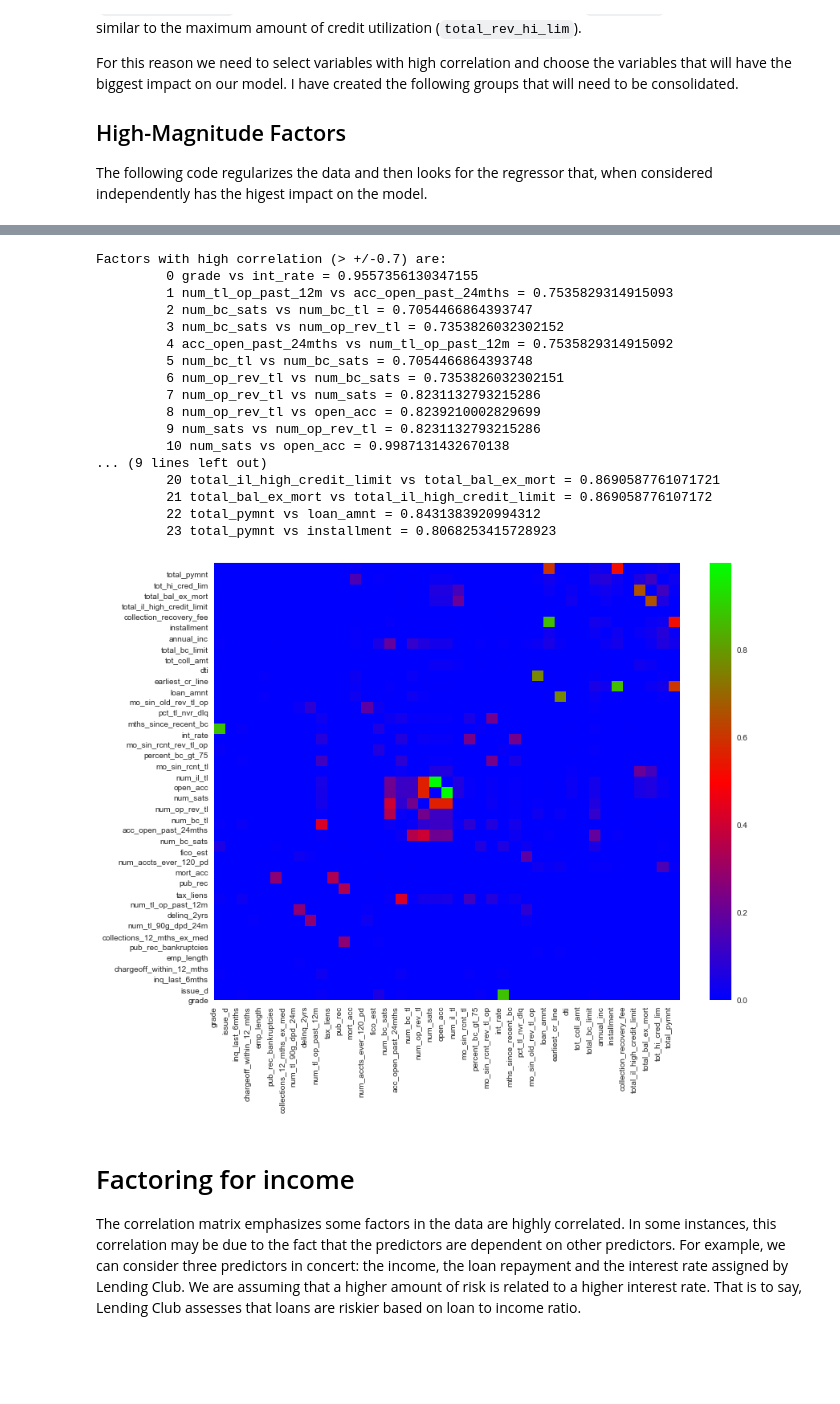
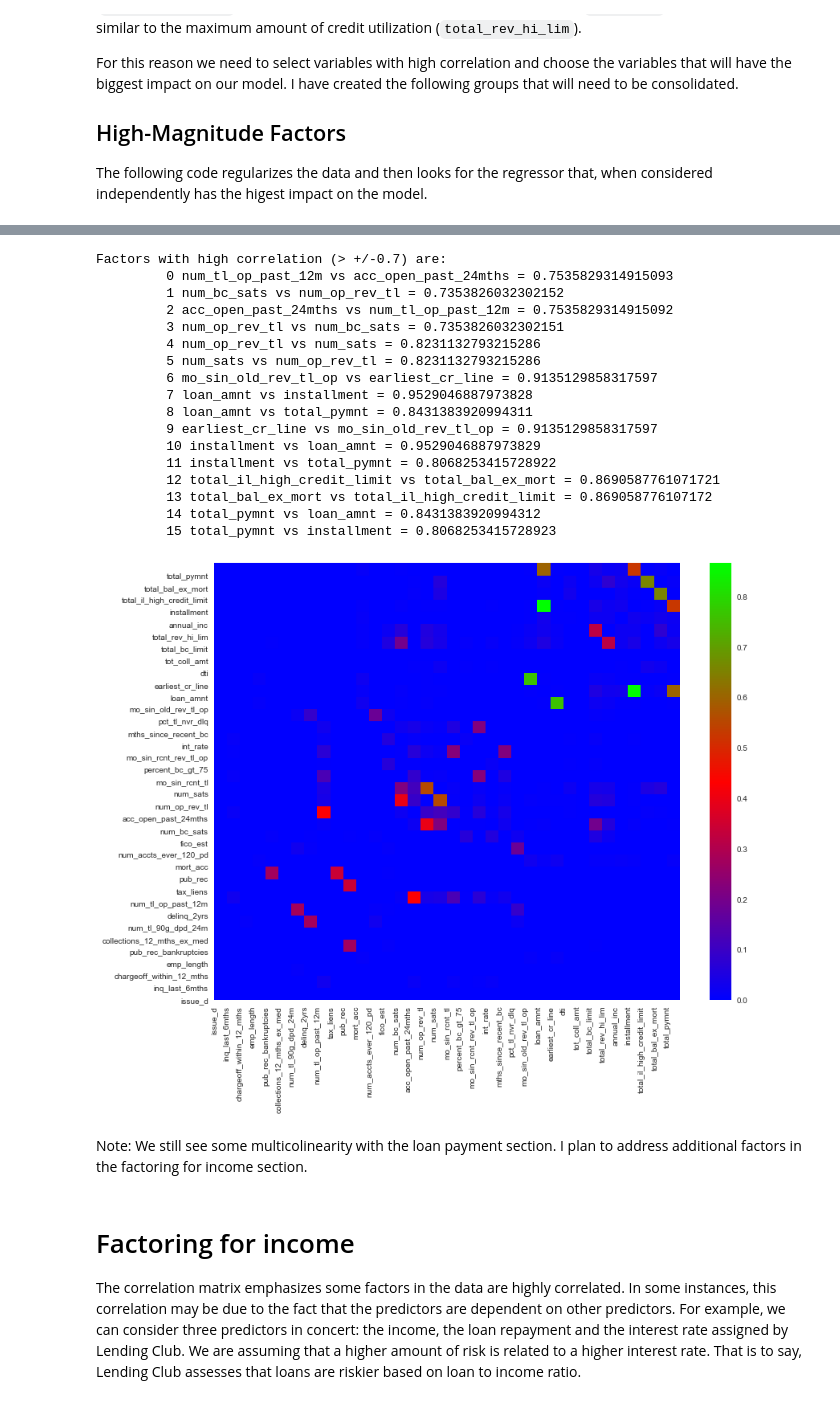
Before and after one commit to Polkaguy/Final-Project, a Jupyter notebook: Final_Project_Pavan.ipynb, the cells around one changed output, grey strips where cells are left out. Saved outputs shown, nothing was run; the diff lists cells and outputs as text; code cells hidden in the pictures; blank space fills up the shorter version.

```diff
--- a/Final_Project_Pavan.ipynb
+++ b/Final_Project_Pavan.ipynb
@@ -75,7 +75,7 @@ else:
     for csv in csvs:
         path = basepath + csv
         print("Reading",path)
-        tdf = pd.read_csv(path,header=1,low_memory=False,)
+        tdf = pd.read_csv(path,header=1,low_memory=False)
         df=df.append(tdf)
 
 df.reset_index(inplace=True) # This will help with joining back data if necessary.
@@ -445,10 +445,14 @@ revolving = [
     'num_rev_tl_bal_gt_0',
     'revol_bal',
     'revol_util',
-    'total_rev_hi_lim'
+    'total_rev_hi_lim',
+    'tot_hi_cred_lim',
+    'num_il_tl',
+    'open_acc',
+    'num_bc_tl'
 ]
 
-test_df = pd.DataFrame(columns=['Predictor','Coef','R2'])
+test_df = pd.DataFrame(columns=['Predictor','ABS Coef','R2'])
 for col in revolving:
     cols_to_drop = revolving.copy()
     cols_to_drop.remove(col)
@@ -458,7 +462,7 @@ for col in revolving:
     test_score = test_reg.score(x,y)
     test_df = test_df.append({
         'Predictor':col,
-        'Coef':test_coef,
+        'ABS Coef':abs(test_coef),
         'R2':test_score
     },ignore_index=True)
 test_df
@@ -475,47 +488,55 @@ By far, total Revolving Debt limit has the biggest impact in terms of magnitude.
 # %%
 reduc_corr_columns = corr_columns.copy()
-for x in ['bc_open_to_buy','num_rev_accts','num_rev_tl_bal_gt_0','revol_bal','revol_util','total_rev_hi_lim']:
+
+reduc_corr_columns[]
+to_remove = revolving.copy()
+to_remove += ['grade'] # Extra code to drop grade
+
+to_remove.remove('total_rev_hi_lim')
+for x in to_remove:
     reduc_corr_columns.remove(x)
 
 corr_df=nonnan_df[reduc_corr_columns]
 
 matrix=np.corrcoef(corr_df,rowvar=False)-np.eye(len(corr_df.columns))
 
 
 i,j=np.nonzero(abs(matrix) > 0.7)
 print("Factors with high correlation (> +/-0.7) are:")
 for k in range(len(i)):
     print("\t",k,corr_df.columns[i[k]],"vs",corr_df.columns[j[k]],"=",matrix[i[k]][j[k]])
 
 
 # cube each value to highlight higher correlation elements
 matrix=abs(matrix**3)
 plt.figure(figsize=(13,10))
 plt.pcolor(matrix,cmap='brg')
 
 plt.xticks(range(len(corr_df.columns)), corr_df.columns,rotation='vertical')
 plt.yticks(range(len(corr_df.columns)), corr_df.columns)
 plt.colorbar(cmap='brg')
 plt.show()
 # %% [output]
 Factors with high correlation (> +/-0.7) are:
-         0 grade vs int_rate = 0.9557356130347155
-         1 num_tl_op_past_12m vs acc_open_past_24mths = 0.7535829314915093
-         2 num_bc_sats vs num_bc_tl = 0.7054466864393747
-         3 num_bc_sats vs num_op_rev_tl = 0.7353826032302152
-         4 acc_open_past_24mths vs num_tl_op_past_12m = 0.7535829314915092
-         5 num_bc_tl vs num_bc_sats = 0.7054466864393748
-         6 num_op_rev_tl vs num_bc_sats = 0.7353826032302151
-         7 num_op_rev_tl vs num_sats = 0.8231132793215286
-         8 num_op_rev_tl vs open_acc = 0.8239210002829699
-         9 num_sats vs num_op_rev_tl = 0.8231132793215286
-         10 num_sats vs open_acc = 0.9987131432670138
-... (9 lines left out)
-         20 total_il_high_credit_limit vs total_bal_ex_mort = 0.8690587761071721
-         21 total_bal_ex_mort vs total_il_high_credit_limit = 0.869058776107172
-         22 total_pymnt vs loan_amnt = 0.8431383920994312
-         23 total_pymnt vs installment = 0.8068253415728923
+         0 num_tl_op_past_12m vs acc_open_past_24mths = 0.7535829314915093
+         1 num_bc_sats vs num_op_rev_tl = 0.7353826032302152
+         2 acc_open_past_24mths vs num_tl_op_past_12m = 0.7535829314915092
+         3 num_op_rev_tl vs num_bc_sats = 0.7353826032302151
+         4 num_op_rev_tl vs num_sats = 0.8231132793215286
+         5 num_sats vs num_op_rev_tl = 0.8231132793215286
+         6 mo_sin_old_rev_tl_op vs earliest_cr_line = 0.9135129858317597
+         7 loan_amnt vs installment = 0.9529046887973828
+         8 loan_amnt vs total_pymnt = 0.8431383920994311
+         9 earliest_cr_line vs mo_sin_old_rev_tl_op = 0.9135129858317597
+         10 installment vs loan_amnt = 0.9529046887973829
+         11 installment vs total_pymnt = 0.8068253415728922
+         12 total_il_high_credit_limit vs total_bal_ex_mort = 0.8690587761071721
+         13 total_bal_ex_mort vs total_il_high_credit_limit = 0.869058776107172
+         14 total_pymnt vs loan_amnt = 0.8431383920994312
+         15 total_pymnt vs installment = 0.8068253415728923
-[figure, old version]
+[figure, new version]
+# %% [markdown]
+Note: We still see some multicolinearity with the loan payment section. I plan to address additional factors in the factoring for income section.
 # %% [markdown]
 # Factoring for income
 The correlation matrix emphasizes some factors in the data are highly correlated. In some instances, this correlation may be due to the fact that the predictors are dependent on other predictors. For example, we can consider three predictors in concert: the income, the loan repayment and the interest rate assigned by Lending Club. We are assuming that a higher amount of risk is related to a higher interest rate. That is to say, Lending Club assesses that loans are riskier based on loan to income ratio.
```
Also changed, not shown: parts of 28 cells of this notebook, 1 other file.
